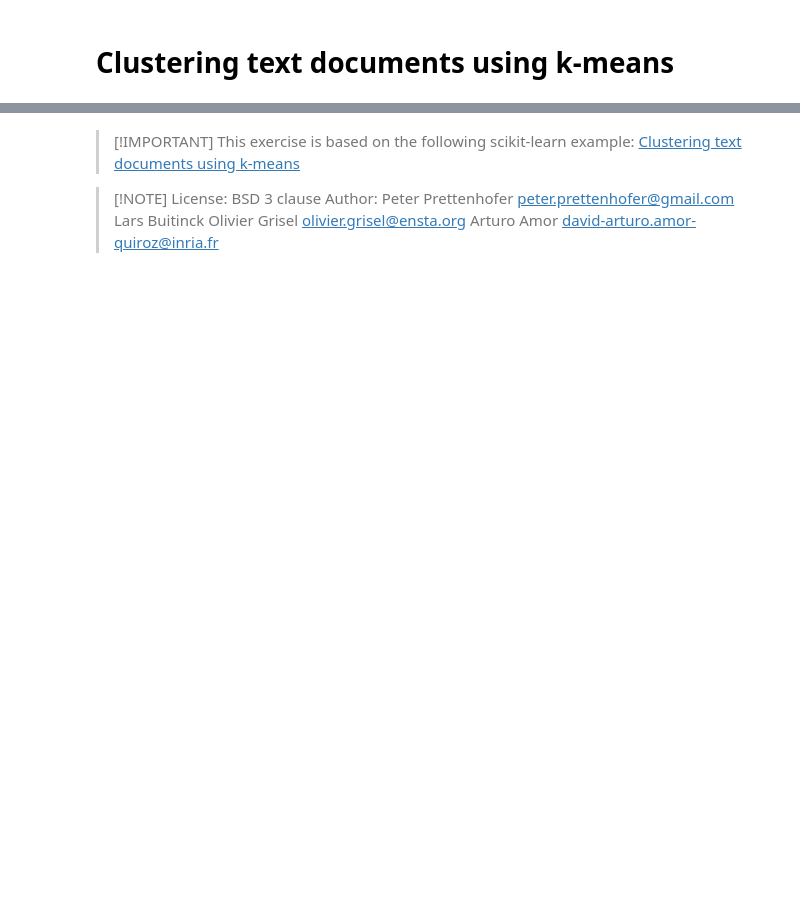
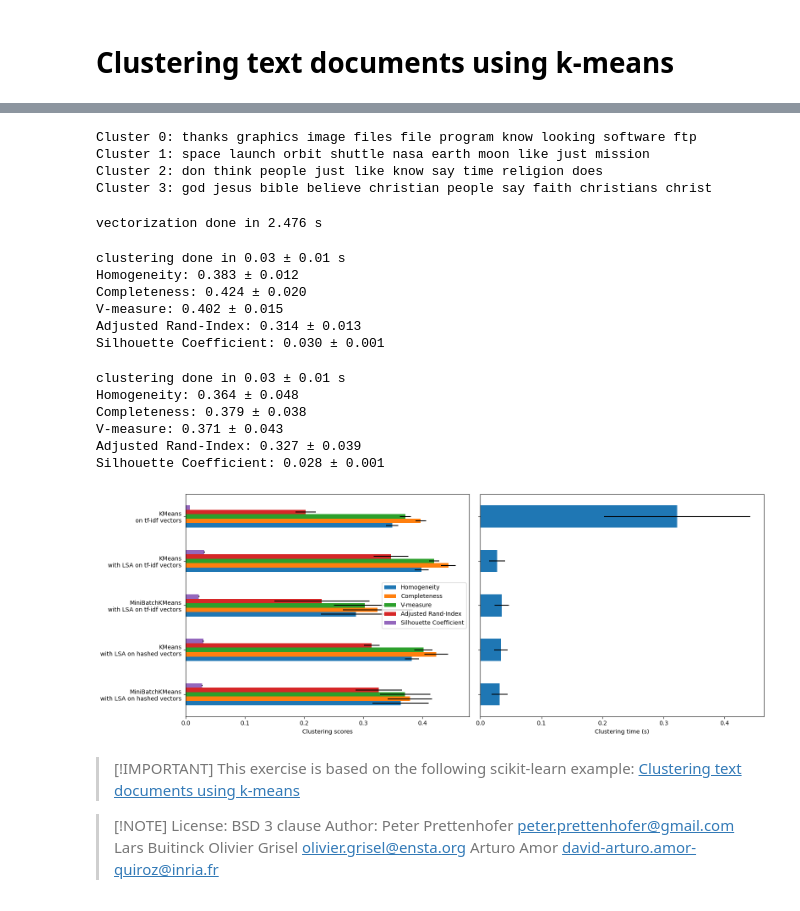
Before and after one commit to aespondac/Machine-learning-practices, a Jupyter notebook: Kmeans exercises/Clustering text documents using k-means.ipynb, the cells around one changed output, grey strips where cells are left out. Saved outputs shown, nothing was run; the diff lists cells and outputs as text; code cells hidden in the pictures; blank space fills up the shorter version.

Commit message:
sketch of exercises on KMeans clustering

```diff
--- a/Kmeans exercises/Clustering text documents using k-means.ipynb
+++ b/Kmeans exercises/Clustering text documents using k-means.ipynb
@@ -27,3 +187,71 @@ print(f"{len(dataset.data)} documents - {true_k} categories")
+# %%
+original_space_centroids = lsa[0].inverse_transform(kmeans.cluster_centers_)
+order_centroids = original_space_centroids.argsort()[:, ::-1]
+terms = vectorizer.get_feature_names_out()
+
+for i in range(true_k):
+    print(f"Cluster {i}: ", end="")
+    for ind in order_centroids[i, :10]:
+        print(f"{terms[ind]} ", end="")
+    print()
+# %% [output]
+Cluster 0: thanks graphics image files file program know looking software ftp
+Cluster 1: space launch orbit shuttle nasa earth moon like just mission
+Cluster 2: don think people just like know say time religion does
+Cluster 3: god jesus bible believe christian people say faith christians christ
+# %%
+lsa_vectorizer = make_pipeline(
+    HashingVectorizer(stop_words="english", n_features=50_000),
+    TfidfTransformer(),
+    TruncatedSVD(n_components=100, random_state=0),
+    Normalizer(copy=False),
+)
+
+t0 = time()
+X_hashed_lsa = lsa_vectorizer.fit_transform(dataset.data)
+print(f"vectorization done in {time() - t0:.3f} s")
+# %% [output]
+vectorization done in 2.476 s
+# %%
+fit_and_evaluate(kmeans, X_hashed_lsa, name="KMeans\nwith LSA on hashed vectors")
+# %% [output]
+clustering done in 0.03 ± 0.01 s
+Homogeneity: 0.383 ± 0.012
+Completeness: 0.424 ± 0.020
+V-measure: 0.402 ± 0.015
+Adjusted Rand-Index: 0.314 ± 0.013
+Silhouette Coefficient: 0.030 ± 0.001
+# %%
+fit_and_evaluate(
+    minibatch_kmeans,
+    X_hashed_lsa,
+    name="MiniBatchKMeans\nwith LSA on hashed vectors",
+)
+# %% [output]
+clustering done in 0.03 ± 0.01 s
+Homogeneity: 0.364 ± 0.048
+Completeness: 0.379 ± 0.038
+V-measure: 0.371 ± 0.043
+Adjusted Rand-Index: 0.327 ± 0.039
+Silhouette Coefficient: 0.028 ± 0.001
+# %%
+fig, (ax0, ax1) = plt.subplots(ncols=2, figsize=(16, 6), sharey=True)
+
+df = pd.DataFrame(evaluations[::-1]).set_index("estimator")
+df_std = pd.DataFrame(evaluations_std[::-1]).set_index("estimator")
+
+df.drop(
+    ["train_time"],
+    axis="columns",
+).plot.barh(ax=ax0, xerr=df_std)
+ax0.set_xlabel("Clustering scores")
+ax0.set_ylabel("")
+
+df["train_time"].plot.barh(ax=ax1, xerr=df_std["train_time"])
+ax1.set_xlabel("Clustering time (s)")
+plt.tight_layout()
+# %% [output]
+[figure, added]
 # %% [markdown]
 >[!IMPORTANT]
 >This exercise is based on the following scikit-learn example: [Clustering text documents using k-means](https://scikit-learn.org/stable/auto_examples/text/plot_document_clustering.html#sphx-glr-auto-examples-text-plot-document-clustering-py)
```
Also changed, not shown: parts of 11 cells of this notebook, 2 other files.
